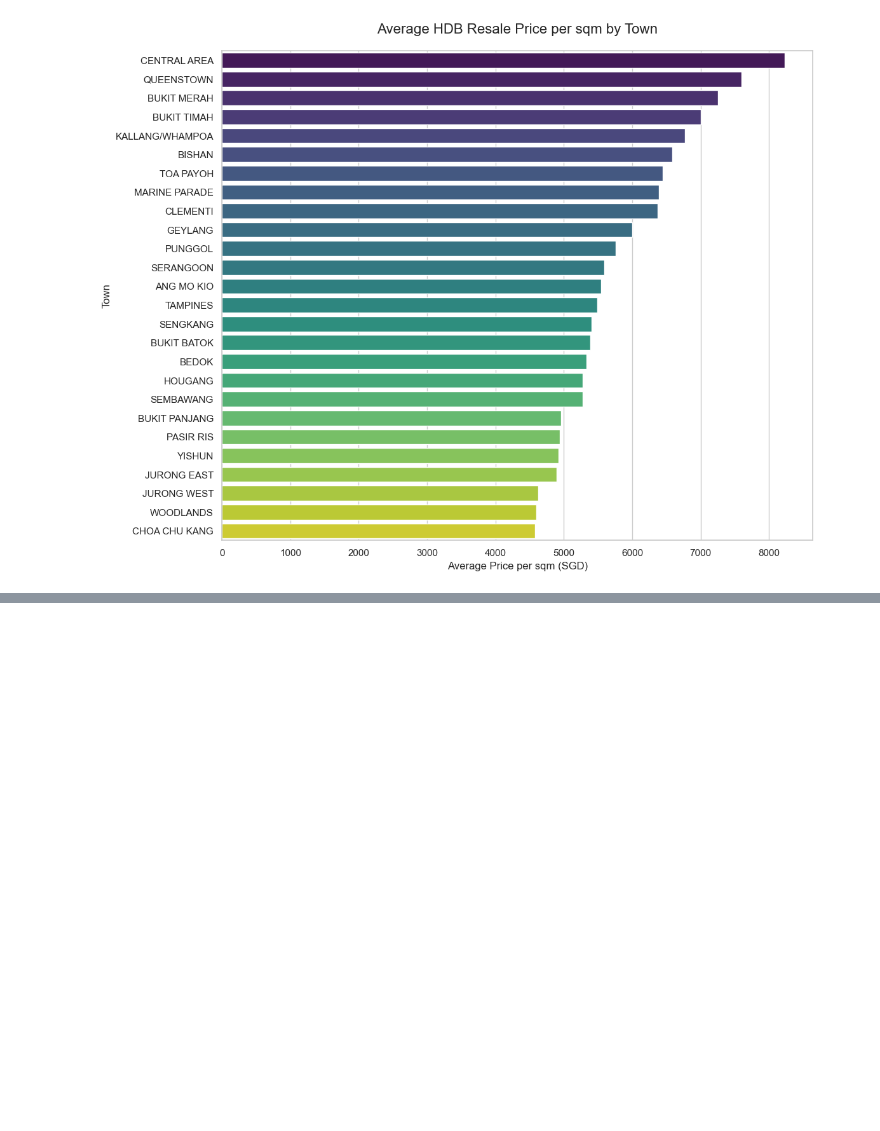
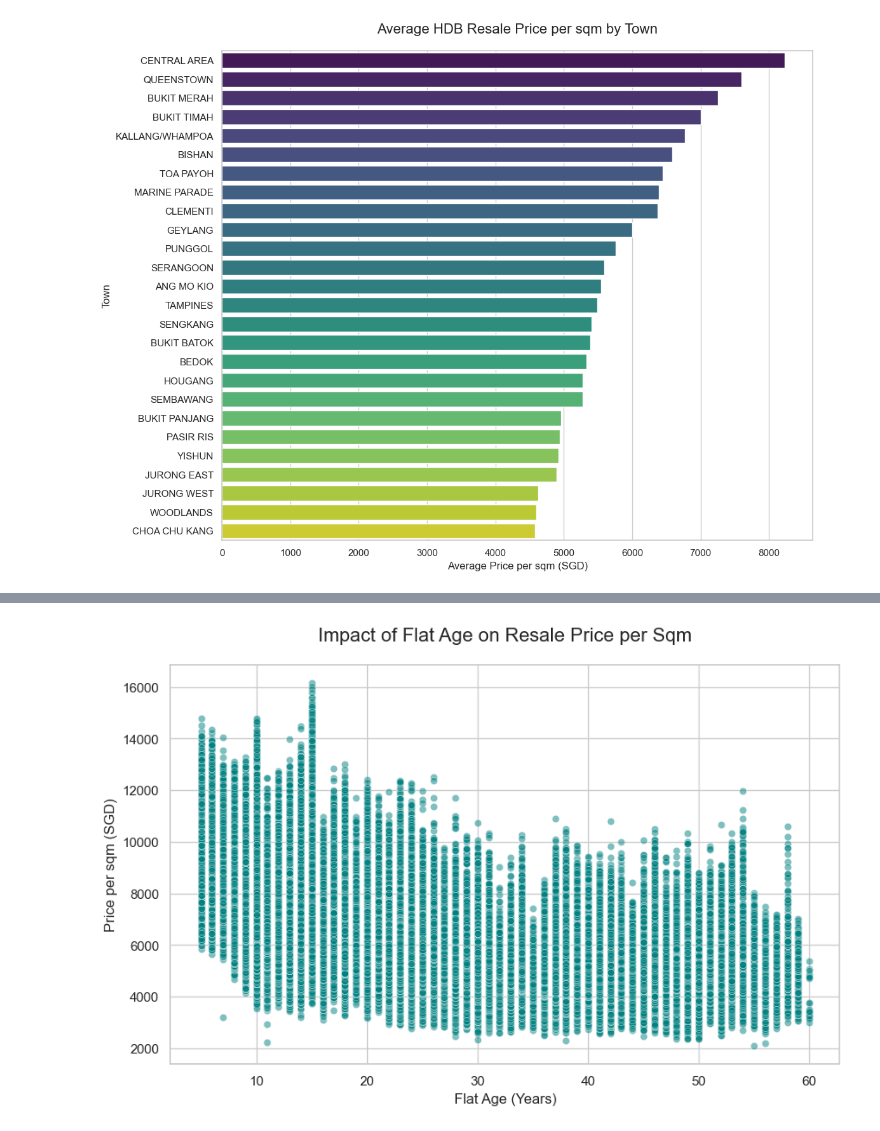
Before and after one commit to alsonlhy/HDB-Resale-Analysis, a Jupyter notebook: hdb_analysis.ipynb, the cells around one changed output, grey strips where cells are left out. Saved outputs shown, nothing was run; the diff lists cells and outputs as text; code cells hidden in the pictures; blank space fills up the shorter version.

```diff
--- a/hdb_analysis.ipynb
+++ b/hdb_analysis.ipynb
@@ -71,0 +86,14 @@ df
+# %%
+df['flat_age'] = 2026 - df['lease_commence_date']
+
+plt.figure(figsize=(10,6))
+
+sns.scatterplot(x=df['flat_age'], y=df['price_per_sqm'], alpha=0.5, color='teal')
+
+plt.title('Impact of Flat Age on Resale Price per Sqm', fontsize=16, pad=20)
+plt.xlabel('Flat Age (Years)', fontsize=12)
+plt.ylabel('Price per sqm (SGD)', fontsize=12)
+
+plt.show()
+# %% [output]
+[figure, added]
```
Also changed, not shown: parts of 1 cell of this notebook.
